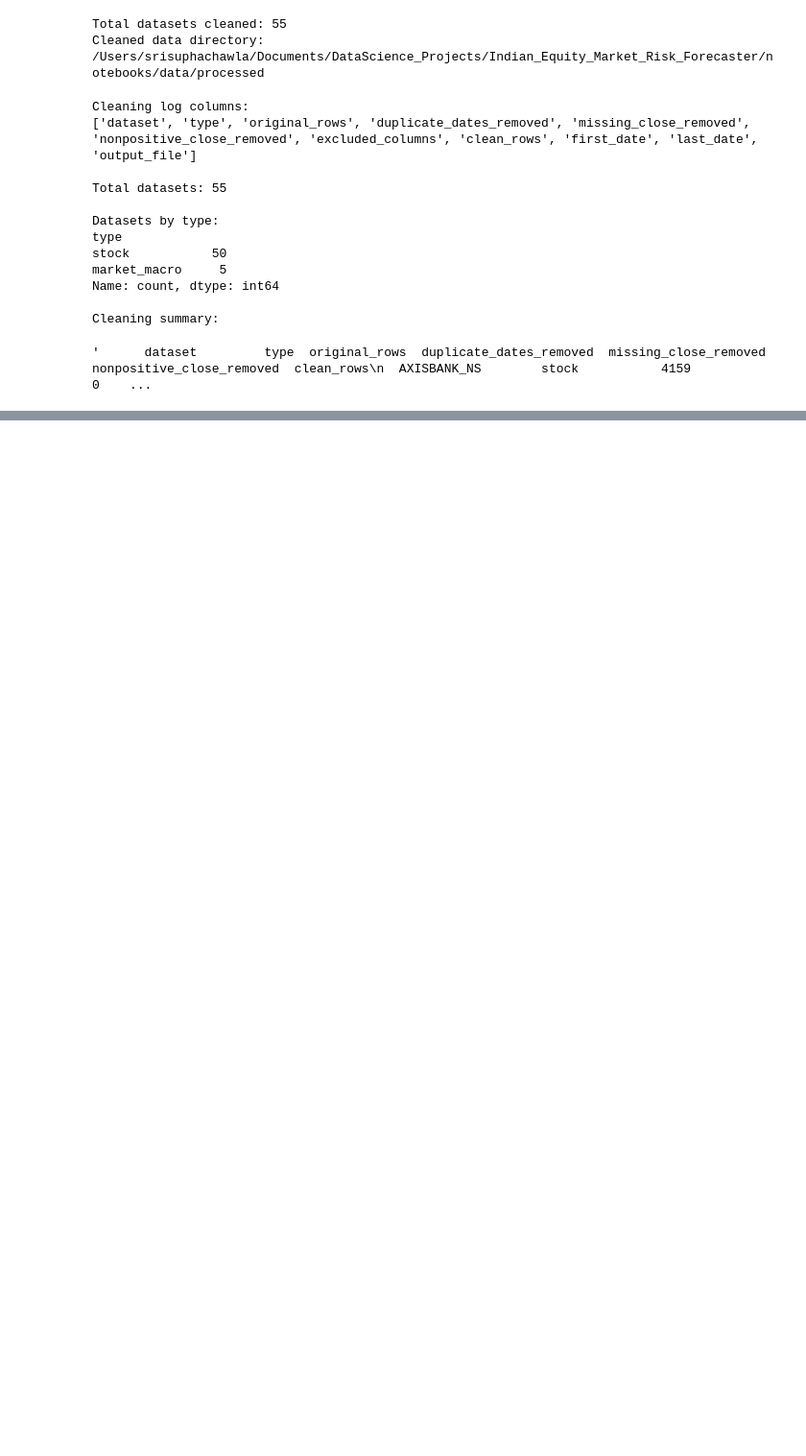
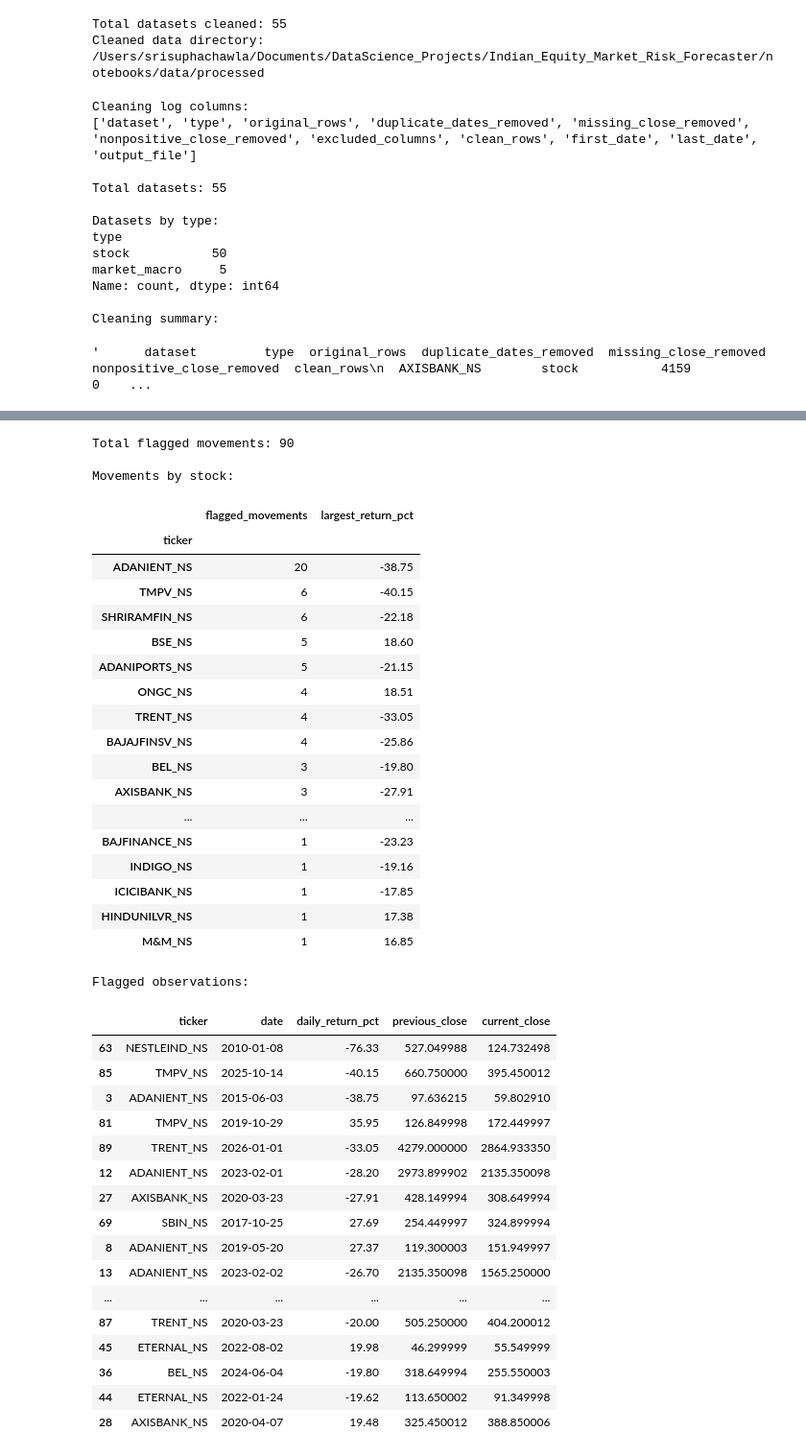
Before and after one commit to Srisupha29/DataScience_Projects, a Jupyter notebook: Indian_Equity_Market_Risk_Forecaster/notebooks/01_Data_Acquisition.ipynb, the cells around one changed output, grey strips where cells are left out. Shown at 96% size. Drawn from its saved outputs; the diff is of its cells as text; code cells hidden in the pictures; blank space fills up the shorter version.

```diff
--- a/Indian_Equity_Market_Risk_Forecaster/notebooks/01_Data_Acquisition.ipynb
+++ b/Indian_Equity_Market_Risk_Forecaster/notebooks/01_Data_Acquisition.ipynb
@@ -1084,0 +1220,61 @@ Cleaning summary:
+# %%
+# INSPECT LARGE PRICE MOVEMENTS
+
+if large_return_audit.empty:
+    print("No consecutive-session returns exceeded +/-15%.")
+else:
+    print("Total flagged movements:", len(large_return_audit))
+
+    print("\nMovements by stock:")
+    display(
+        large_return_audit.groupby("ticker")
+        .agg(
+            flagged_movements=("date", "count"),
+            largest_return_pct=("daily_return_pct",
+                                lambda x: x.loc[x.abs().idxmax()])
+        )
+        .sort_values("flagged_movements", ascending=False)
+    )
+
+    print("\nFlagged observations:")
+    display(large_return_audit.head(30))
+# %% [output]
+Total flagged movements: 90
+
+Movements by stock:
+|  | flagged_movements | largest_return_pct |
+| ticker |  |  |
+| ADANIENT_NS | 20 | -38.75 |
+| TMPV_NS | 6 | -40.15 |
+| SHRIRAMFIN_NS | 6 | -22.18 |
+| BSE_NS | 5 | 18.60 |
+| ADANIPORTS_NS | 5 | -21.15 |
+| ONGC_NS | 4 | 18.51 |
+| TRENT_NS | 4 | -33.05 |
+| BAJAJFINSV_NS | 4 | -25.86 |
+| BEL_NS | 3 | -19.80 |
+| AXISBANK_NS | 3 | -27.91 |
+| ... | ... | ... |
+| BAJFINANCE_NS | 1 | -23.23 |
+| INDIGO_NS | 1 | -19.16 |
+| ICICIBANK_NS | 1 | -17.85 |
+| HINDUNILVR_NS | 1 | 17.38 |
+| M&M_NS | 1 | 16.85 |
+Flagged observations:
+|  | ticker | date | daily_return_pct | previous_close | current_close |
+| 63 | NESTLEIND_NS | 2010-01-08 | -76.33 | 527.049988 | 124.732498 |
+| 85 | TMPV_NS | 2025-10-14 | -40.15 | 660.750000 | 395.450012 |
+| 3 | ADANIENT_NS | 2015-06-03 | -38.75 | 97.636215 | 59.802910 |
+| 81 | TMPV_NS | 2019-10-29 | 35.95 | 126.849998 | 172.449997 |
+| 89 | TRENT_NS | 2026-01-01 | -33.05 | 4279.000000 | 2864.933350 |
+| 12 | ADANIENT_NS | 2023-02-01 | -28.20 | 2973.899902 | 2135.350098 |
+| 27 | AXISBANK_NS | 2020-03-23 | -27.91 | 428.149994 | 308.649994 |
+| 69 | SBIN_NS | 2017-10-25 | 27.69 | 254.449997 | 324.899994 |
+| 8 | ADANIENT_NS | 2019-05-20 | 27.37 | 119.300003 | 151.949997 |
+| 13 | ADANIENT_NS | 2023-02-02 | -26.70 | 2135.350098 | 1565.250000 |
+| ... | ... | ... | ... | ... | ... |
+| 87 | TRENT_NS | 2020-03-23 | -20.00 | 505.250000 | 404.200012 |
+| 45 | ETERNAL_NS | 2022-08-02 | 19.98 | 46.299999 | 55.549999 |
+| 36 | BEL_NS | 2024-06-04 | -19.80 | 318.649994 | 255.550003 |
+| 44 | ETERNAL_NS | 2022-01-24 | -19.62 | 113.650002 | 91.349998 |
+| 28 | AXISBANK_NS | 2020-04-07 | 19.48 | 325.450012 | 388.850006 |
```
Also changed, not shown: parts of 1 cell of this notebook.
